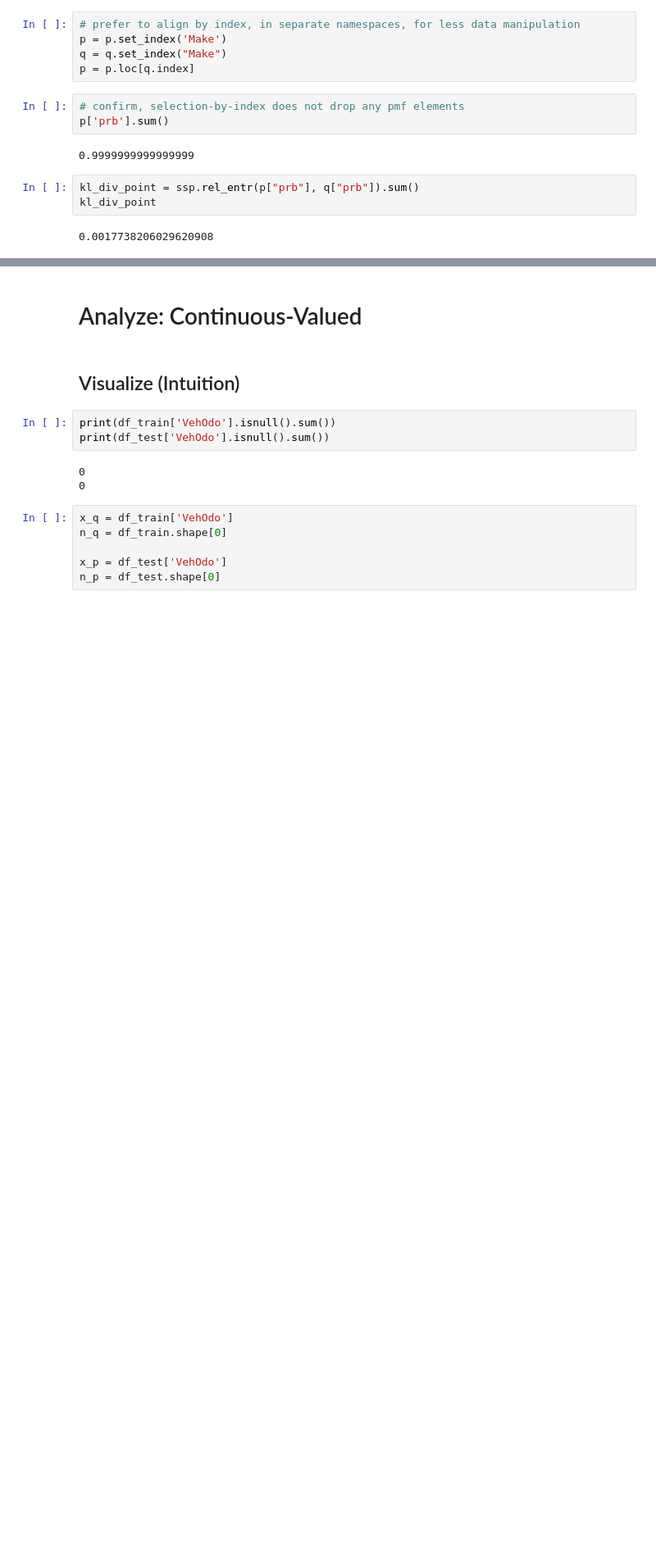
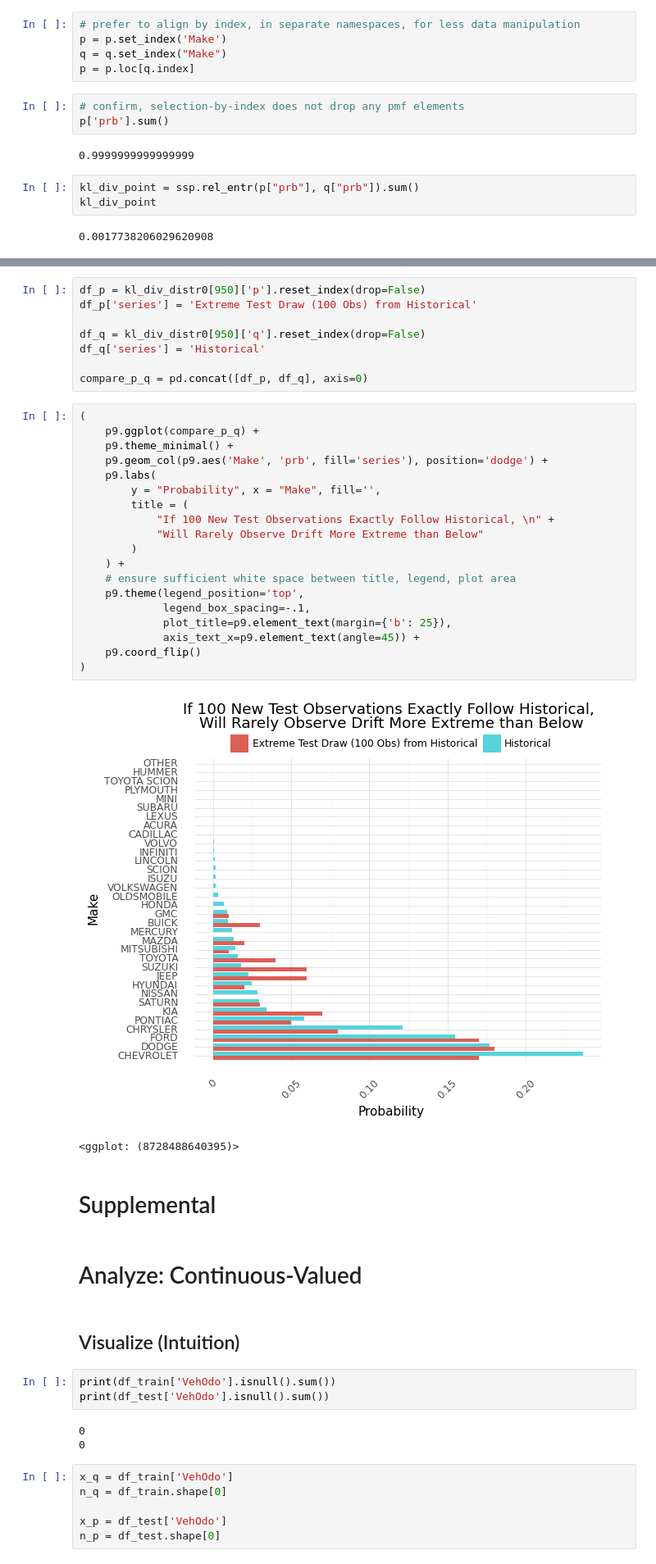
Before and after one commit to abrahamalex13/bayesian-case-studies, a Jupyter notebook: information_theory/kl_divergence.ipynb, the cells around one changed output, grey strips where cells are left out. Shown at 82% size. Saved outputs shown, nothing was run; the diff lists cells and outputs as text; blank space fills up the shorter version.

```diff
--- a/information_theory/kl_divergence.ipynb
+++ b/information_theory/kl_divergence.ipynb
@@ -187,3 +266,35 @@ def bootstrap_sampling_distr_kl_divergence(x_q, n_bins, nobs_test_set, n_draws):
+# %%
+df_p = kl_div_distr0[950]['p'].reset_index(drop=False)
+df_p['series'] = 'Extreme Test Draw (100 Obs) from Historical'
+
+df_q = kl_div_distr0[950]['q'].reset_index(drop=False)
+df_q['series'] = 'Historical'
+
+compare_p_q = pd.concat([df_p, df_q], axis=0)
+# %%
+(
+    p9.ggplot(compare_p_q) +
+    p9.theme_minimal() +
+    p9.geom_col(p9.aes('Make', 'prb', fill='series'), position='dodge') +
+    p9.labs(
+        y = "Probability", x = "Make", fill='',
+        title = (
+            "If 100 New Test Observations Exactly Follow Historical, \n" +
+            "Will Rarely Observe Drift More Extreme than Below"
+        )
+    ) +
+    # ensure sufficient white space between title, legend, plot area
+    p9.theme(legend_position='top',
+             legend_box_spacing=-.1,
+             plot_title=p9.element_text(margin={'b': 25}),
+             axis_text_x=p9.element_text(angle=45)) +
+    p9.coord_flip()
+)
+# %% [output]
+[figure, added]
+<ggplot: (8728488640395)>
+# %% [markdown]
+# Supplemental
 # %% [markdown]
 # Analyze: Continuous-Valued
 # %% [markdown]
```
Also changed, not shown: parts of 18 cells of this notebook.
